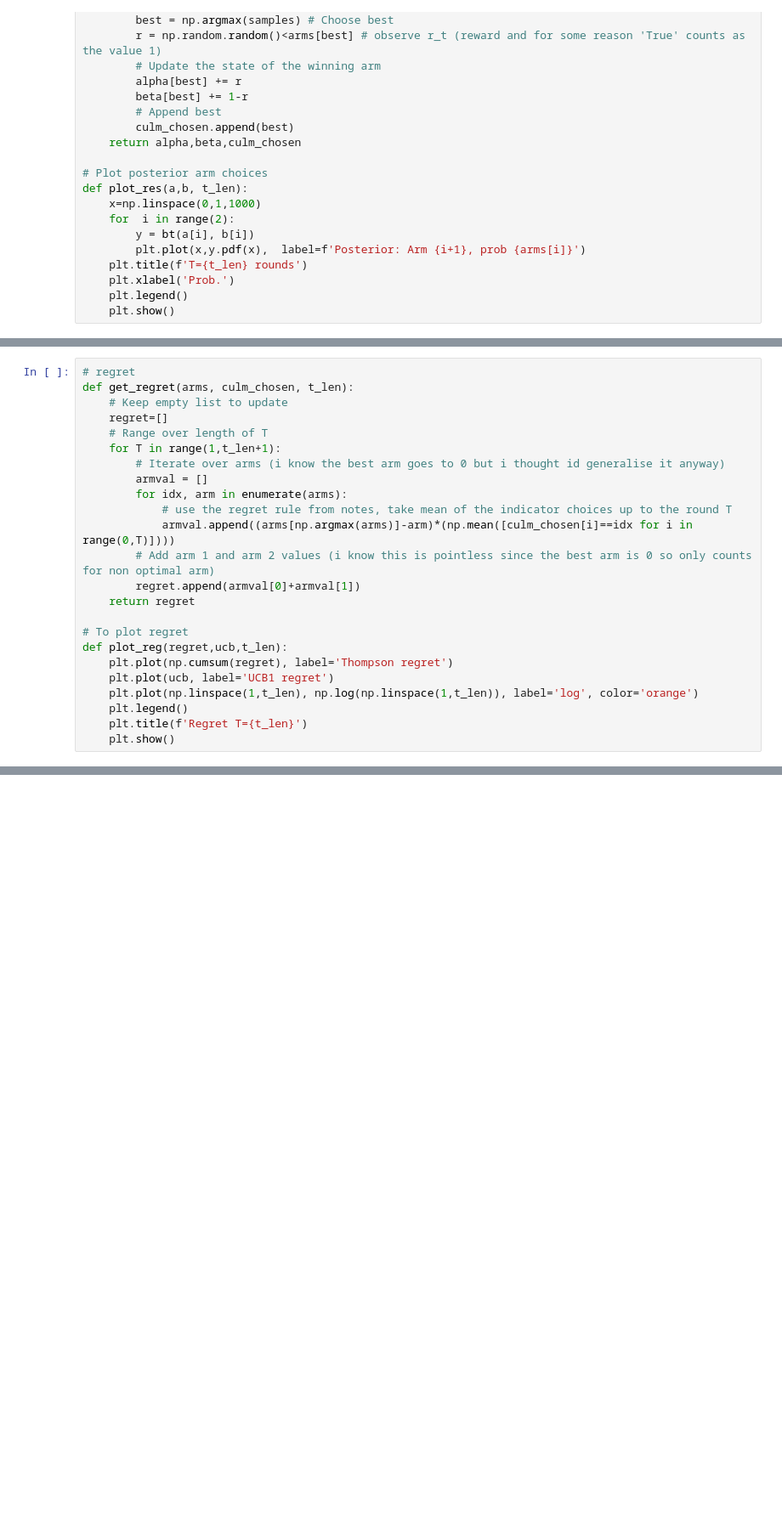
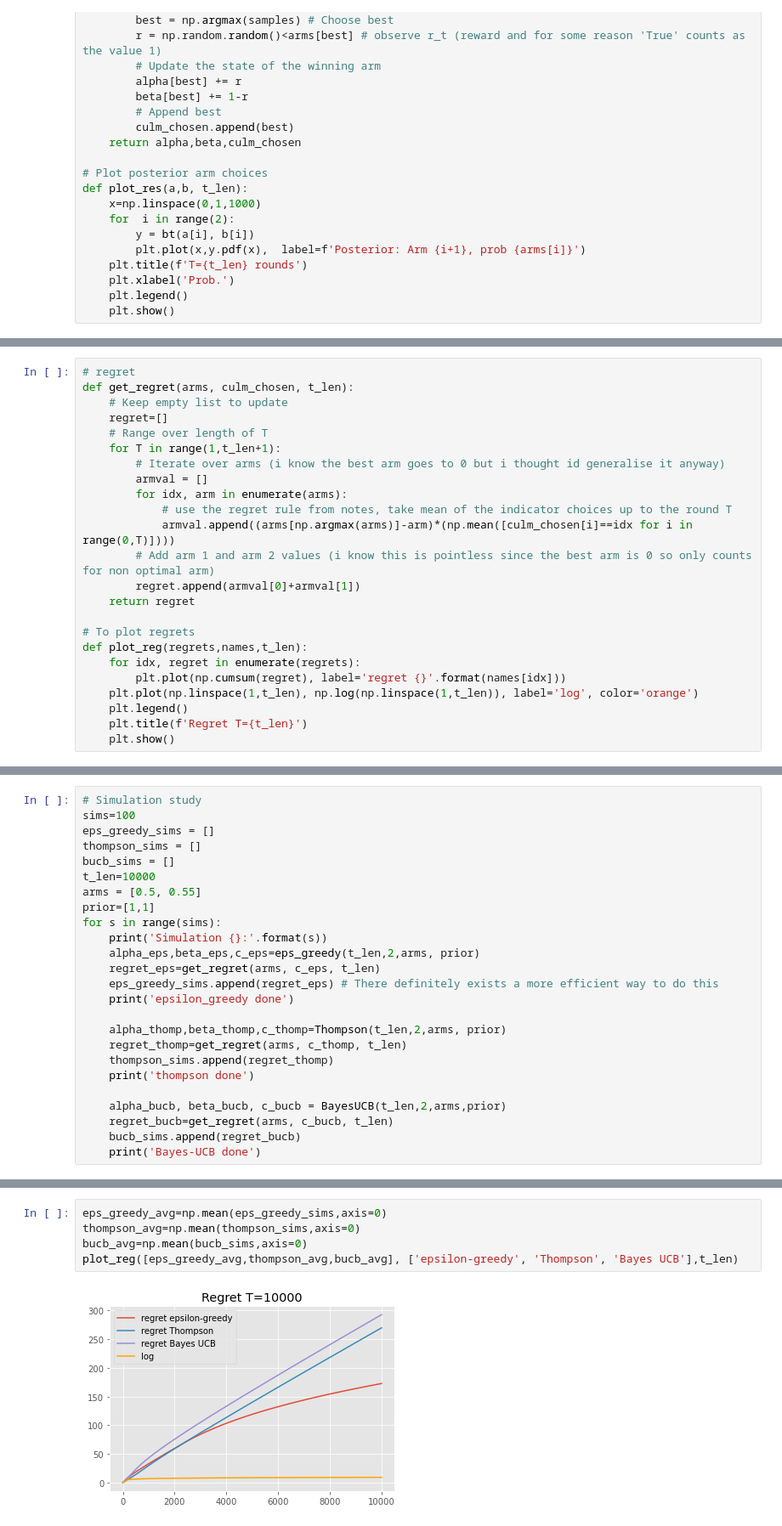
Before and after one commit to BenSLowery/MResCode, a Jupyter notebook: 608/CumulativeRegret.ipynb, the cells around one changed output, grey strips where cells are left out. Shown: that part at 85% size. Drawn from its saved outputs; the diff is of its cells as text; blank space fills up the shorter version.

```diff
--- a/608/CumulativeRegret.ipynb
+++ b/608/CumulativeRegret.ipynb
@@ -103,10 +97,10 @@ def get_regret(arms, culm_chosen, t_len):
         regret.append(armval[0]+armval[1])
     return regret
 
-# To plot regret
-def plot_reg(regret,ucb,t_len):
-    plt.plot(np.cumsum(regret), label='Thompson regret')
-    plt.plot(ucb, label='UCB1 regret')
+# To plot regrets
+def plot_reg(regrets,names,t_len):
+    for idx, regret in enumerate(regrets):
+        plt.plot(np.cumsum(regret), label='regret {}'.format(names[idx]))
     plt.plot(np.linspace(1,t_len), np.log(np.linspace(1,t_len)), label='log', color='orange')
     plt.legend()
     plt.title(f'Regret T={t_len}')
@@ -142,0 +108,25 @@ plot_reg(regret, ucb_reg,t_len)
+# %%
+# Simulation study
+sims=100
+eps_greedy_sims = []
+thompson_sims = []
+bucb_sims = []
+t_len=10000
+arms = [0.5, 0.55]
+prior=[1,1]
+for s in range(sims):
+    print('Simulation {}:'.format(s))
+    alpha_eps,beta_eps,c_eps=eps_greedy(t_len,2,arms, prior)
+    regret_eps=get_regret(arms, c_eps, t_len)
+    eps_greedy_sims.append(regret_eps) # There definitely exists a more efficient way to do this
+    print('epsilon_greedy done')
+
+    alpha_thomp,beta_thomp,c_thomp=Thompson(t_len,2,arms, prior)
+    regret_thomp=get_regret(arms, c_thomp, t_len)
+    thompson_sims.append(regret_thomp)
+    print('thompson done')
+
+    alpha_bucb, beta_bucb, c_bucb = BayesUCB(t_len,2,arms,prior)
+    regret_bucb=get_regret(arms, c_bucb, t_len)
+    bucb_sims.append(regret_bucb)
+    print('Bayes-UCB done')
@@ -142,0 +141,7 @@ plot_reg(regret, ucb_reg,t_len)
+# %%
+eps_greedy_avg=np.mean(eps_greedy_sims,axis=0)
+thompson_avg=np.mean(thompson_sims,axis=0)
+bucb_avg=np.mean(bucb_sims,axis=0)
+plot_reg([eps_greedy_avg,thompson_avg,bucb_avg], ['epsilon-greedy', 'Thompson', 'Bayes UCB'],t_len)
+# %% [output]
+[figure, added]
```
Also changed, not shown: parts of 9 cells of this notebook.
